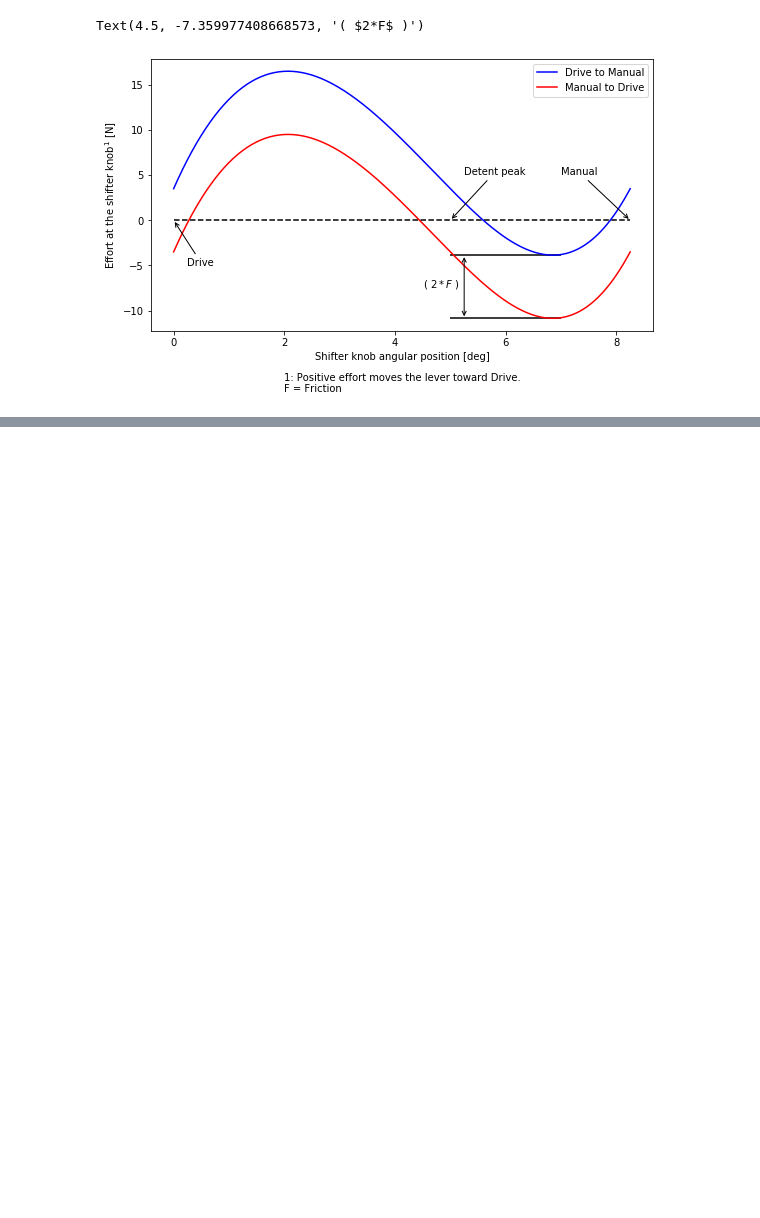
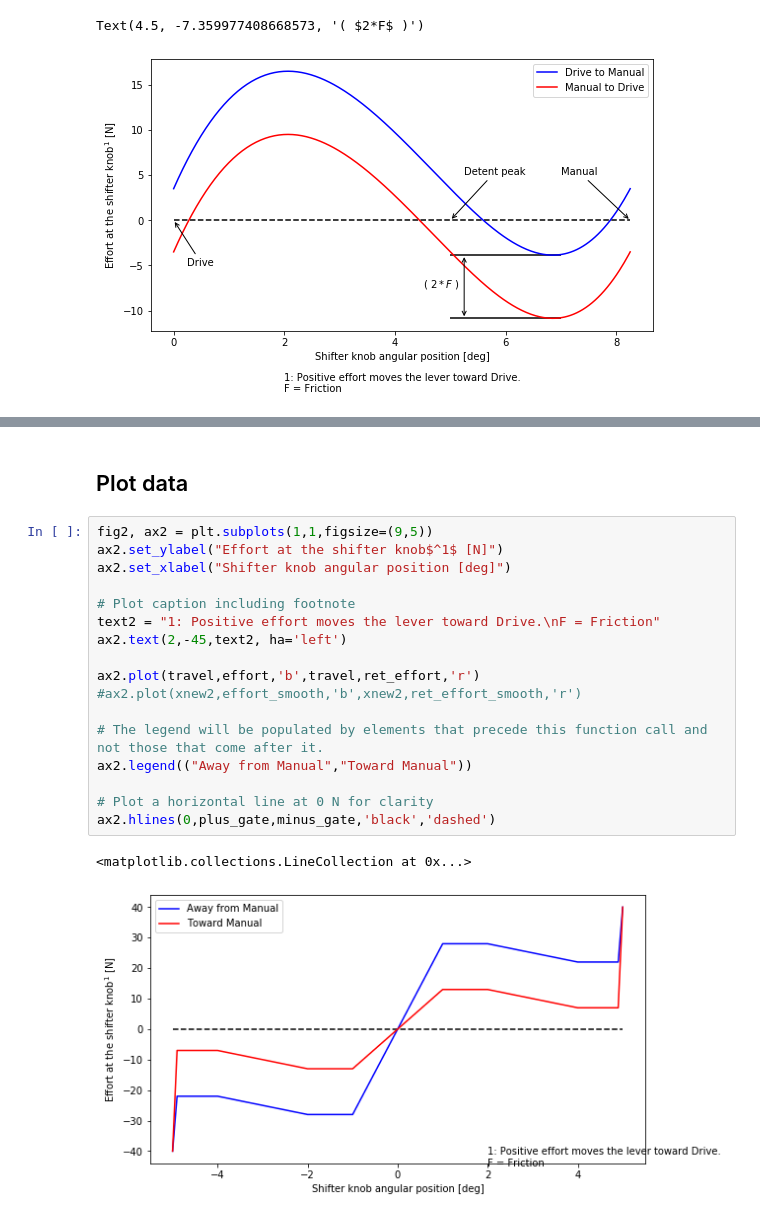
Before and after one commit to gmclapp/Work_library, a Jupyter notebook: Polystable effort graphs.ipynb, the cells around one changed output, grey strips where cells are left out. Cells and saved outputs as stored; diff of their text form; blank space fills up the shorter version.

Commit message:
Add monostable behavior graph
- Add code to create the effort graph for the Manual +/- behavior

```diff
--- a/Polystable effort graphs.ipynb
+++ b/Polystable effort graphs.ipynb
@@ -92,0 +174,22 @@ Text(4.5, -7.359977408668573, '( $2*F$ )')
+# %% [markdown]
+## Plot data
+# %%
+fig2, ax2 = plt.subplots(1,1,figsize=(9,5))
+ax2.set_ylabel("Effort at the shifter knob$^1$ [N]")
+ax2.set_xlabel("Shifter knob angular position [deg]")
+
+# Plot caption including footnote
+text2 = "1: Positive effort moves the lever toward Drive.\nF = Friction"
+ax2.text(2,-45,text2, ha='left')
+
+ax2.plot(travel,effort,'b',travel,ret_effort,'r')
+#ax2.plot(xnew2,effort_smooth,'b',xnew2,ret_effort_smooth,'r')
+
+# The legend will be populated by elements that precede this function call and not those that come after it.
+ax2.legend(("Away from Manual","Toward Manual"))
+
+# Plot a horizontal line at 0 N for clarity
+ax2.hlines(0,plus_gate,minus_gate,'black','dashed')
+# %% [output]
+<matplotlib.collections.LineCollection at 0x...>
+[figure, added]
```
Also changed, not shown: parts of 8 cells of this notebook.
